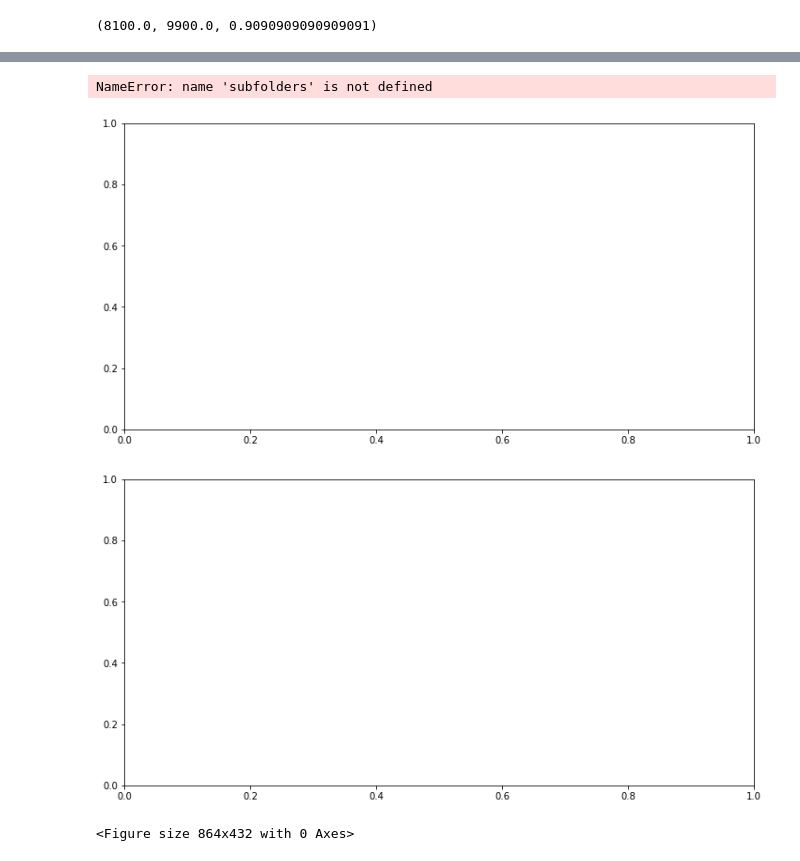
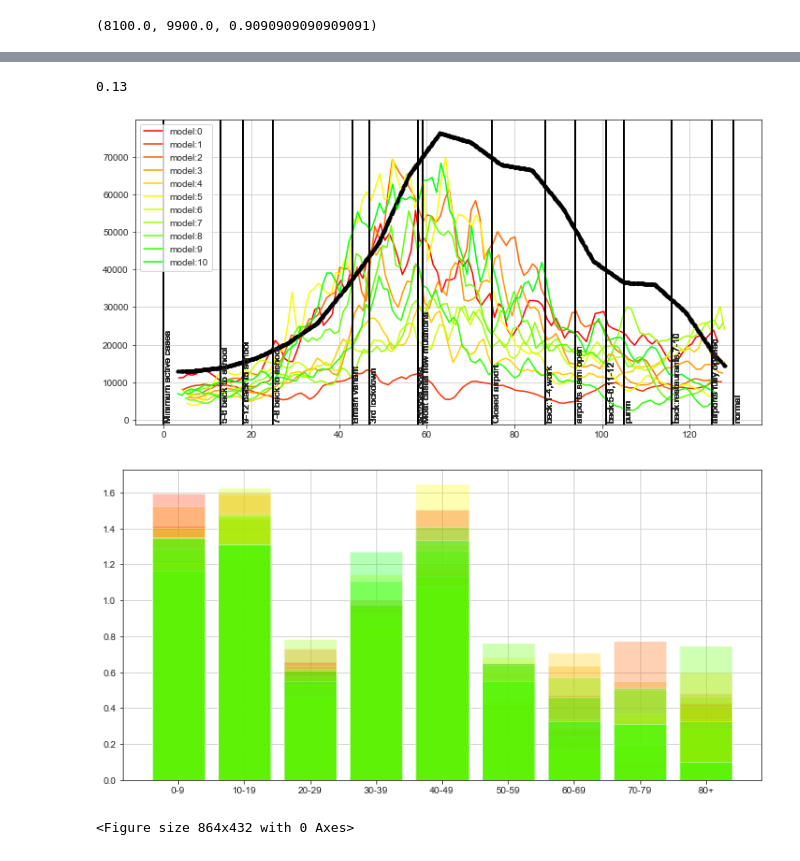
Before and after one commit to CoronaPolicy/prediction_model, a Jupyter notebook: Code_seir/analyze_graph_and_results.ipynb, the cells around one changed output, grey strips where cells are left out. Drawn from its saved outputs; the diff is of its cells as text; code cells hidden in the pictures.

```diff
--- a/Code_seir/analyze_graph_and_results.ipynb
+++ b/Code_seir/analyze_graph_and_results.ipynb
@@ -165,7 +158,9 @@ data['model'][21].numE[0] * 9*10**6 / N, (data['model'][21].numI_sym[0] * 9*10**
 # time_line = [5, 30, 60, 90, 115, 120, 137, 150, 160]
 # events = ['hofesh gadol', 'close <50,20', 'close work', 'schools back', 'full seger', 'maximum-72k',
 #          'kindergarden back', 'grades 1-4 back', 'minimum-8000']
-model_2 = data['model'][5]
+model_2 = load_model(f"old_files/g_third_lockdown/test_coeffs/5/model_out")
+input_2 = load_model(f"old_files/g_third_lockdown/test_coeffs/5/input_config")
+
 times_for_sim = np.array([160, 173, 178, 185, 203, 207, 218, 219, 235, 247, 254, 261, 265, 276, 285, 290]) - 160
 event = ['Minimum active cases', '5-6 back to school', '9-12 back to school',
          '7-8 back to school', 'British variant', '3rd lockdown',
@@ -178,8 +173,8 @@ for time, event in zip(times_for_sim, event):
     plt.axvline(int(time), 0, 1, c='k')
     plt.text(int(time)+0.1, 0, str(event), rotation=90)
 
-time = numpy.load('g_third_lockdown/time_3rd_wave.npy')
-active_casese = numpy.load('g_third_lockdown/active_cases_3rd_wave.npy')
+time = numpy.load('old_files/g_third_lockdown/time_3rd_wave.npy')
+active_casese = numpy.load('old_files/g_third_lockdown/active_cases_3rd_wave.npy')
 plt.plot(time, active_casese, '-r')
 plt.show()
 
@@ -201,3 +196,7 @@ array([0.09090909, 0.18181818, 0.27272727, ..., 1.68      , 1.72      ,
+# %%
+input_2['q_global_kids']
+# %% [output]
+0.13
 # %%
 N = 10000
 colors = get_cmap(30)
@@ -215,9 +214,9 @@ active_cases = numpy.load('g_third_lockdown/active_cases_3rd_wave.npy')
 
 
 
-#subfolders = [f.path for f in os.scandir("g_third_lockdown/test_alpha") if f.is_dir()]
+subfolders = [f.path for f in os.scandir("g_third_lockdown/test_alpha") if f.is_dir()]
 data = {'model': [], 'input_config': [], 'relevant_data': []}
-relevant_keys = ['airport', 'two_grades', 'pre_school', 'restaurants', 'work', 'starting_prec', 'holiday', 'quarantine_per', 'normal','percentage_out']
+relevant_keys = ['airport', 'two_grades', 'pre_school', 'restaurants', 'work', 'starting_prec', 'holiday', 'quarantine_per', 'normal']
 plt.figure()
 for i, s in enumerate(subfolders):
     max_time = 130
@@ -247,37 +246,36 @@ for i, s in enumerate(subfolders):
     for t, e in zip(times_for_sim, event):
         ax.axvline(int(t), 0, 1, c='k')
         ax.text(int(t)+0.1, 0, str(e), rotation=90)
     ax.plot(time_scale, real_data, '-k', marker='.')
     model_diff = np.linalg.norm((model_out - real_data)/time_to_plot.size)
     relevant_input.append(model_diff)
     relevant_input.append(s)
     data['relevant_data'].append(relevant_input)
     #                   [0-9,  10-19,20-29,30-39,40-49,50-59,60-69,70-79, 80+]
     age_dist = np.array([0.197,0.181,0.135,0.123,0.121,0.084,0.081,0.050,0.028])
     x_k = []
     y_m = []
     for num, key in enumerate(data['model'][i].nodeGroupData.keys()):
         num_nodes = data['model'][i].nodeGroupData[key]['nodes'].size
         per_pop = num_nodes/N
         mean_age = np.mean(data['model'][i].nodeGroupData[key]['numPositive']/(data['model'][i].numPositive+1e-5))
         x_k.append(key)
         y_m.append((mean_age/per_pop).astype(float))
 #         print(f"age:{key}, per real:{age_dist[num]}, per sim:{per_pop}")
 #         y_m.append((mean_age/age_dist[num]).astype(float))
 #     ax1.scatter(x_k,y_m, color=colors[i], marker='x')
     ax1.bar(x_k,y_m, color=colors[i], alpha=0.3)
 ax.legend()
 relevant_keys.append('model_diff')
 relevant_keys.append('folder_num')
 ax1.grid()
 ax.grid()
 
 input_df = pd.DataFrame(np.array(data['relevant_data']), columns = relevant_keys)
 # %% [output]
-NameError: name 'subfolders' is not defined
-[figure, old version]
+[figure, new version]
-[figure, old version]
+[figure, new version]
-<Figure size 864x432 with 0 Axes>
+<Figure size 864x432 with 0 Axes>
 # %%
 alone_parma = 0.3
 couples_without_kids_param = 0.85
```
Also changed, not shown: parts of 12 cells of this notebook, 41 other files.
